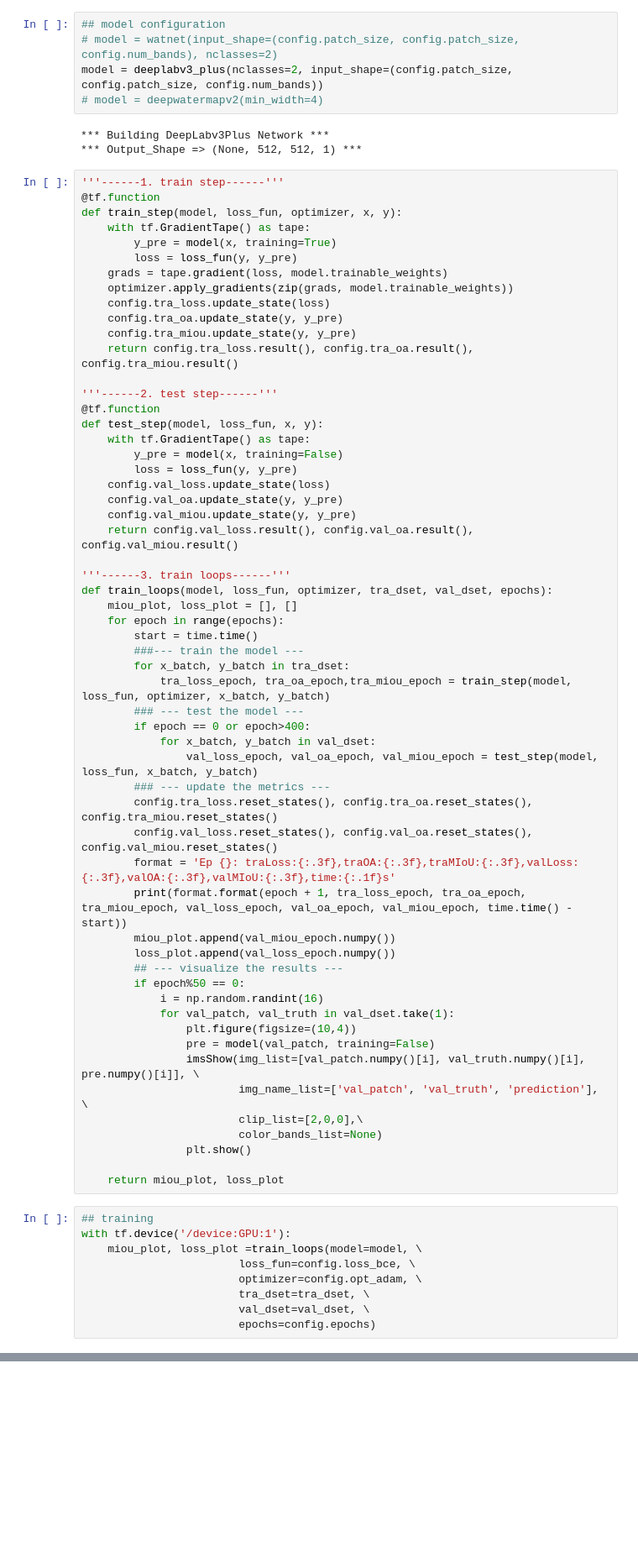
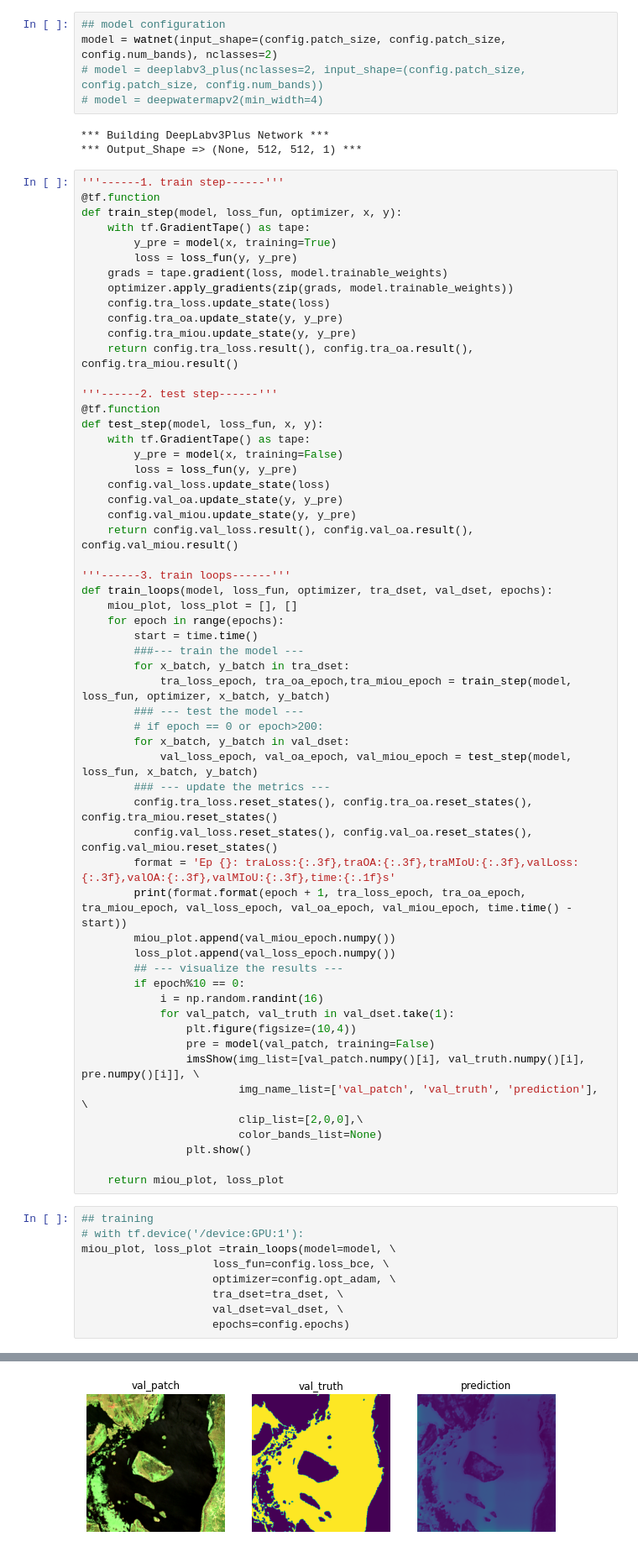
Before and after one commit to xinluo2018/WatNet, a Jupyter notebook: notebooks/trainer.ipynb, the cells around one changed output, grey strips where cells are left out. Shown at 84% size. Cells and saved outputs as stored; diff of their text form; blank space fills up the shorter version.

```diff
--- a/notebooks/trainer.ipynb
+++ b/notebooks/trainer.ipynb
@@ -70,7 +68,7 @@ time: 35.89018273353577
 # %%
 ## model configuration
-# model = watnet(input_shape=(config.patch_size, config.patch_size, config.num_bands), nclasses=2)
-model = deeplabv3_plus(nclasses=2, input_shape=(config.patch_size, config.patch_size, config.num_bands))
+model = watnet(input_shape=(config.patch_size, config.patch_size, config.num_bands), nclasses=2)
+# model = deeplabv3_plus(nclasses=2, input_shape=(config.patch_size, config.patch_size, config.num_bands))
 # model = deepwatermapv2(min_width=4)
 # %% [output]
 *** Building DeepLabv3Plus Network ***
@@ -109,9 +107,9 @@ def train_loops(model, loss_fun, optimizer, tra_dset, val_dset, epochs):
         for x_batch, y_batch in tra_dset:
             tra_loss_epoch, tra_oa_epoch,tra_miou_epoch = train_step(model, loss_fun, optimizer, x_batch, y_batch)
         ### --- test the model ---
-        if epoch == 0 or epoch>400:
-            for x_batch, y_batch in val_dset:
-                val_loss_epoch, val_oa_epoch, val_miou_epoch = test_step(model, loss_fun, x_batch, y_batch)
+        # if epoch == 0 or epoch>200:
+        for x_batch, y_batch in val_dset:
+            val_loss_epoch, val_oa_epoch, val_miou_epoch = test_step(model, loss_fun, x_batch, y_batch)
         ### --- update the metrics ---
         config.tra_loss.reset_states(), config.tra_oa.reset_states(), config.tra_miou.reset_states()
         config.val_loss.reset_states(), config.val_oa.reset_states(), config.val_miou.reset_states()
@@ -120,7 +118,7 @@ def train_loops(model, loss_fun, optimizer, tra_dset, val_dset, epochs):
         miou_plot.append(val_miou_epoch.numpy())
         loss_plot.append(val_loss_epoch.numpy())
         ## --- visualize the results ---
-        if epoch%50 == 0:
+        if epoch%10 == 0:
             i = np.random.randint(16)
             for val_patch, val_truth in val_dset.take(1):
                 plt.figure(figsize=(10,4))
@@ -134,10 +132,11 @@ def train_loops(model, loss_fun, optimizer, tra_dset, val_dset, epochs):
     return miou_plot, loss_plot
 # %%
 ## training
-with tf.device('/device:GPU:1'):
-    miou_plot, loss_plot =train_loops(model=model, \
-                        loss_fun=config.loss_bce, \
-                        optimizer=config.opt_adam, \
-                        tra_dset=tra_dset, \
-                        val_dset=val_dset, \
-                        epochs=config.epochs)
+# with tf.device('/device:GPU:1'):
+miou_plot, loss_plot =train_loops(model=model, \
+                    loss_fun=config.loss_bce, \
+                    optimizer=config.opt_adam, \
+                    tra_dset=tra_dset, \
+                    val_dset=val_dset, \
+                    epochs=config.epochs)
+# %% [output]
@@ -143,0 +144 @@ with tf.device('/device:GPU:1'):
+[figure, added]
```
Also changed, not shown: parts of 7 cells of this notebook, 5 other files.
